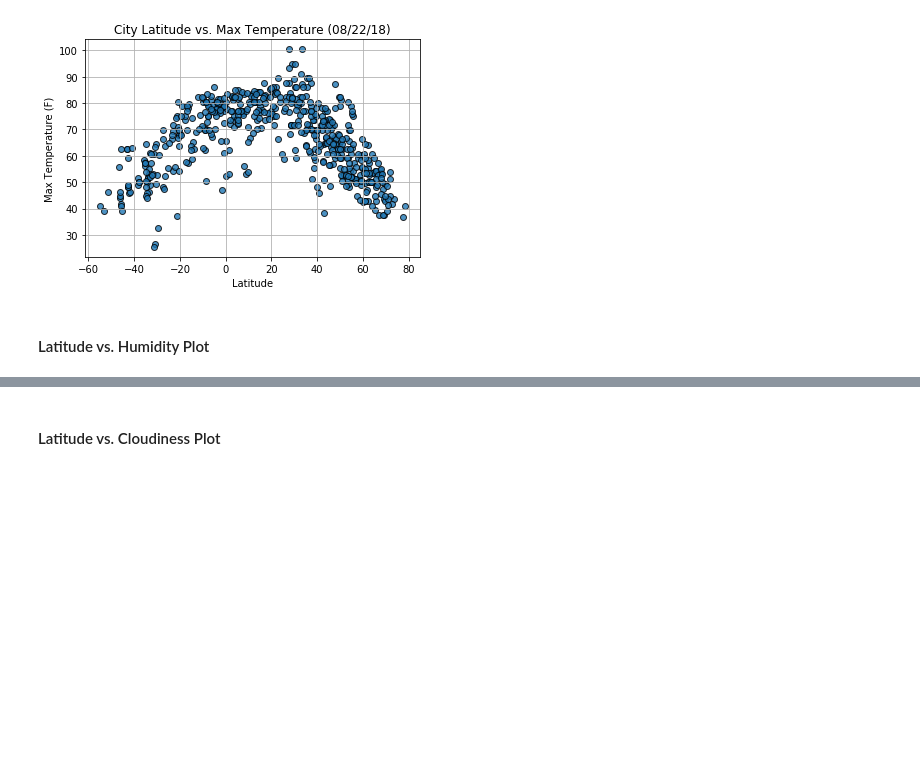
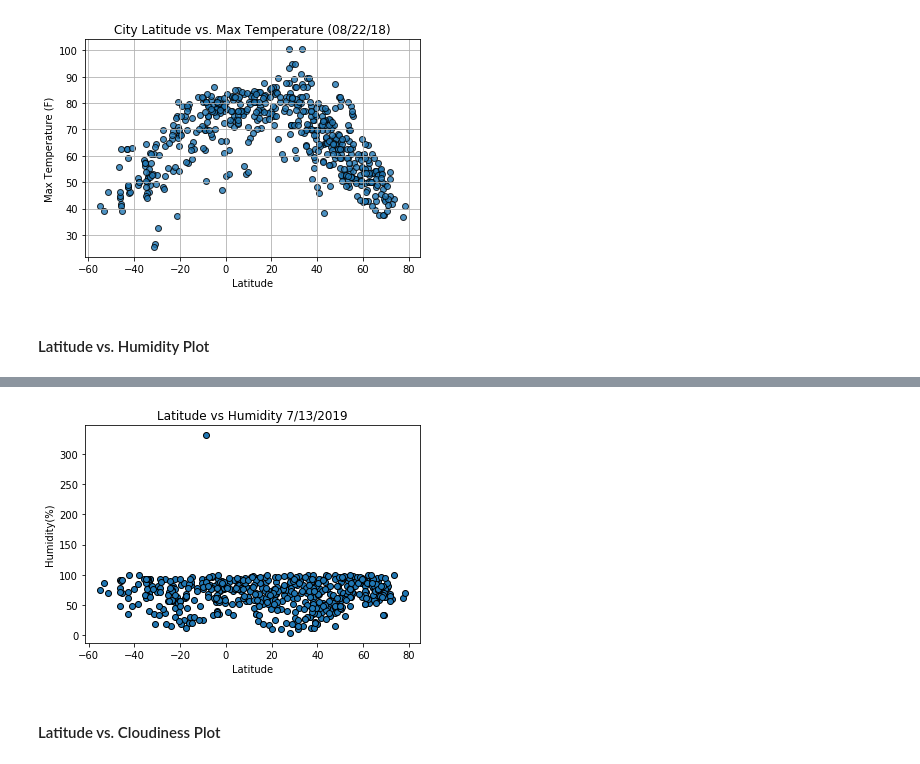
Before and after one commit to bradmendolla/WeatherPy, a Jupyter notebook: WeatherPy.ipynb, the cells around one changed output, grey strips where cells are left out. Cells and saved outputs as stored; diff of their text form; code cells hidden in the pictures; blank space fills up the shorter version.

```diff
--- a/WeatherPy.ipynb
+++ b/WeatherPy.ipynb
@@ -186,2 +178,11 @@ dtype: int64
+# %%
+plt.scatter(weather_df["Lat"], weather_df["Humidity"], edgecolors = "black")
+plt.ylabel("Humidity(%)")
+plt.xlabel("Latitude")
+plt.title("Latitude vs Humidity 7/13/2019")
+plt.grid
+plt.savefig("Figures/Humidity.png")
+# %% [output]
+[figure, added]
 # %% [markdown]
 #### Latitude vs. Cloudiness Plot
```
Also changed, not shown: parts of 14 cells of this notebook, 5 other files.
